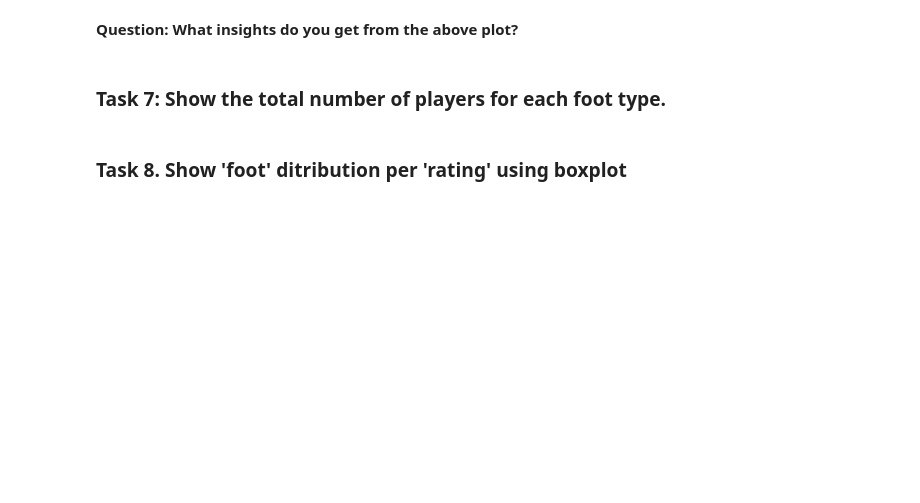
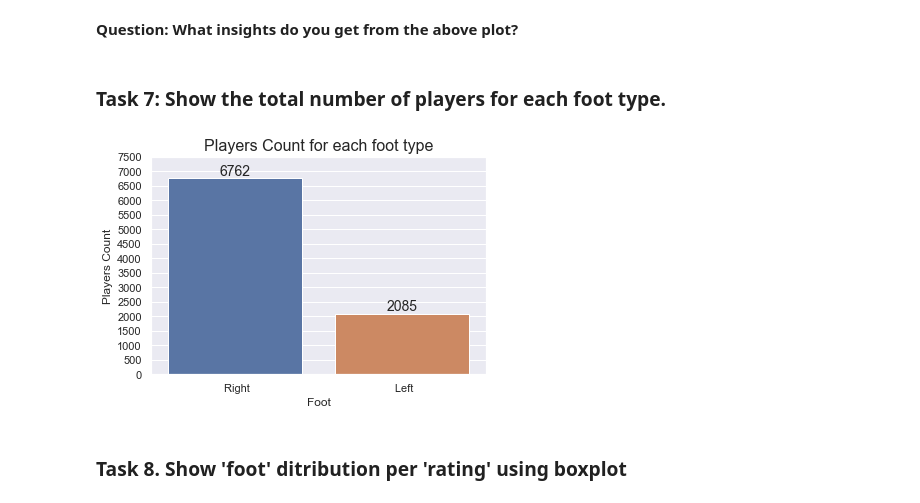
Before and after one commit to Sanaullah-nahk/Dice_Analytics_ML, a Jupyter notebook: Assignments/assignment 2/Assignment # 2.ipynb, the cells around one changed output. Drawn from its saved outputs; the diff is of its cells as text; code cells hidden in the pictures; blank space fills up the shorter version.

```diff
--- a/Assignments/assignment 2/Assignment # 2.ipynb
+++ b/Assignments/assignment 2/Assignment # 2.ipynb
@@ -506,2 +546,13 @@ aggfunc=['min','mean']*<br>
+# %%
+#Write code here
+ax = sns.countplot(data= df, x='foot')
+for container in ax.containers:
+    plt.bar_label(container, fontsize=14)
+plt.title('Players Count for each foot type', fontsize=16);
+plt.yticks(range(0,8000,500));
+ax.set_xlabel('Foot', fontsize = 12);
+ax.set_ylabel('Players Count', fontsize = 12);
+# %% [output]
+[figure, added]
 # %% [markdown]
 ### Task 8. Show 'foot' ditribution per 'rating' using boxplot
```
Also changed, not shown: parts of 14 cells of this notebook.
